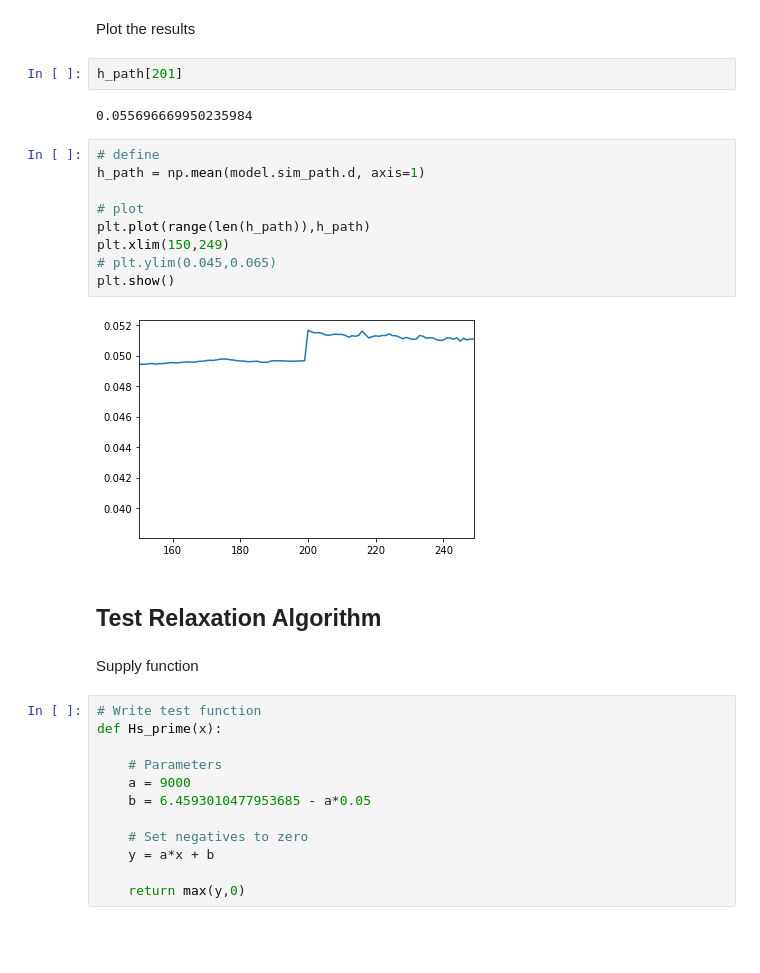
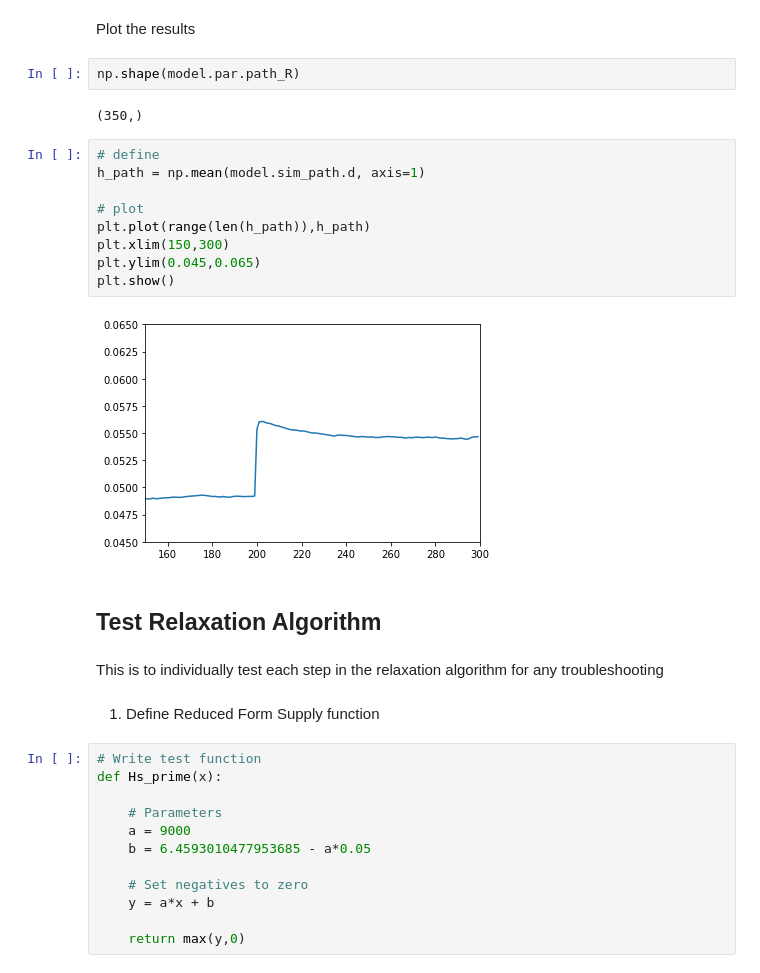
Before and after one commit to madsankern/MA_thesis, a Jupyter notebook: 01 - Transition.ipynb, the cells around one changed output. Cells and saved outputs as stored; diff of their text form; blank space fills up the shorter version.

```diff
--- a/01 - Transition.ipynb
+++ b/01 - Transition.ipynb
@@ -44,24 +50,26 @@ model.simulate_path()
 # %% [markdown]
 Plot the results
 # %%
-h_path[201]
+np.shape(model.par.path_R)
 # %% [output]
-0.055696669950235984
+(350,)
 # %%
 # define
 h_path = np.mean(model.sim_path.d, axis=1)
 
 # plot
 plt.plot(range(len(h_path)),h_path)
-plt.xlim(150,249)
-# plt.ylim(0.045,0.065)
+plt.xlim(150,300)
+plt.ylim(0.045,0.065)
 plt.show()
 # %% [output]
-[figure, old version]
+[figure, new version]
 # %% [markdown]
 ## Test Relaxation Algorithm
+# %% [markdown]
+This is to individually test each step in the relaxation algorithm for any troubleshooting
 # %% [markdown]
-Supply function
+1. Define Reduced Form Supply function
 # %%
 # Write test function
 def Hs_prime(x):
```
Also changed, not shown: parts of 22 cells of this notebook.
